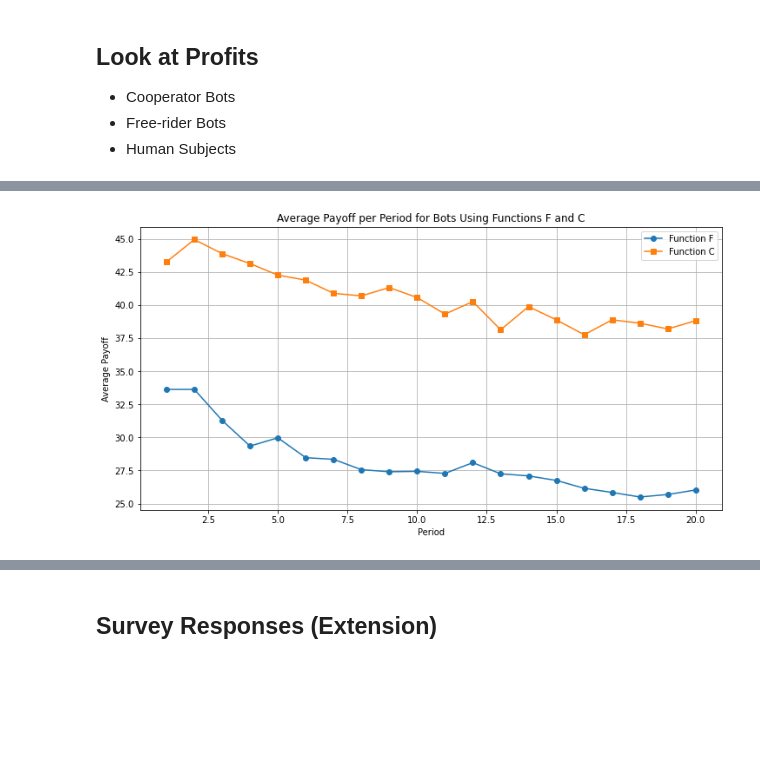
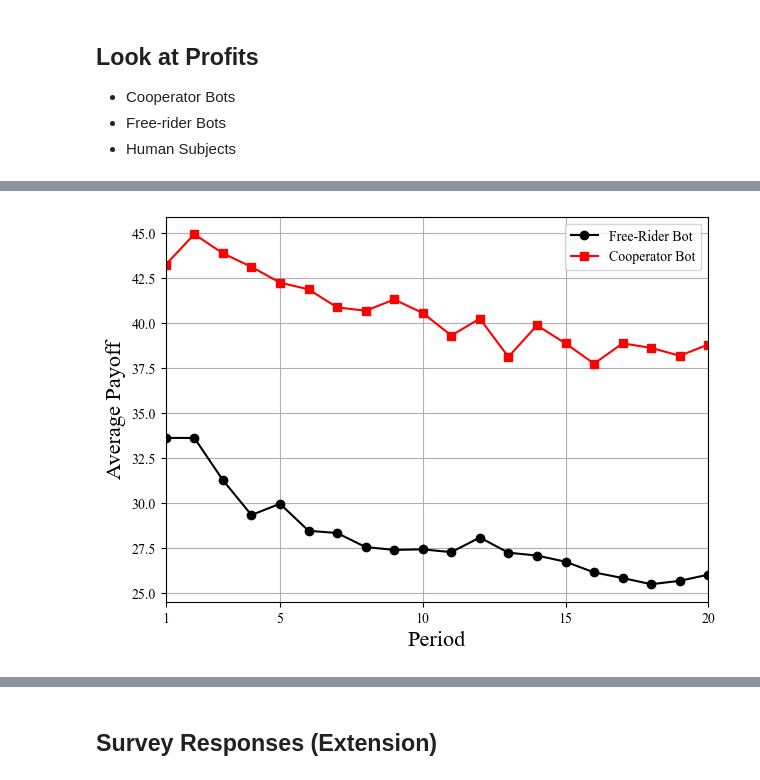
Before and after one commit to AaronSVMB/DA_4_MGPGG, a Jupyter notebook: src/extension/zextension_analysis.ipynb, the cells around one changed output, grey strips where cells are left out. Saved outputs shown, nothing was run; the diff lists cells and outputs as text; code cells hidden in the pictures; blank space fills up the shorter version.

```diff
--- a/src/extension/zextension_analysis.ipynb
+++ b/src/extension/zextension_analysis.ipynb
@@ -66,3 +36,2 @@ mgpgg_extension_all_df['bots'] = True
 # %%
-mgpgg_extension_all_df
-mgpgg_extension_all_df.to_csv('mgpgg_extension_all_data.csv', index=False)
+mgpgg_extension_all_df = pd.read_csv(input_folder_ext+"\mgpgg_extension_all_data.csv")
@@ -133,0 +138,2 @@ mgpgg_shared_df
+# %%
+mgpgg_all_df = pd.read_csv(input_folder_main+"\mgpgg_df_all_sessions.csv", index_col=0)
@@ -133,0 +156,3 @@ mgpgg_shared_df
+# %%
+mgpgg_shared_df = mgpgg_all_df[mgpgg_all_df["pgg_treatment_applied"] == "shared"]
+mgpgg_shared_df['bots'] = False
@@ -704,13 +898,22 @@ bot_mapping = {
 
 # Calculate the profits for all bots for each period in each session
 all_bot_profits_corrected = pd.DataFrame()
+# all_bot_profits_corrected = []
 
 # Iterate over each session and period to calculate profits
 for (session_code, period), period_group in bot_df.groupby(['session_code', 'period']):
     # Calculate the profits using the corrected function
     period_profits = calculate_period_profits(period_group, period, bot_mapping)
     period_profits['session_code'] = session_code  # Add session code to the profits
-    all_bot_profits_corrected = all_bot_profits_corrected.append(period_profits, ignore_index=True)
+
+    # print(period_profits)
+    period_profits_df = pd.DataFrame(period_profits, index=[0])
+
+    # all_bot_profits_corrected = all_bot_profits_corrected.append(period_profits)
+
+    all_bot_profits_corrected = pd.concat([all_bot_profits_corrected, period_profits_df], ignore_index=True)
+
+print(all_bot_profits_corrected)
 
 # Check the corrected profit for B1 in period 1 for the first session
 all_bot_profits_corrected[all_bot_profits_corrected['session_code'] == 'p40h0u4h'].head()
@@ -746,34 +979,37 @@ plt.show()
 # %%
 # Calculate the average payoff per period for F and C type bots across all sessions
 # First, we'll group the data by period
 grouped_by_period = all_bot_profits_corrected.groupby('period')
 
 # Initialize two lists to store the average payoffs for each period for F and C type bots
 average_payoffs_F = []
 average_payoffs_C = []
 
 # Calculate the average for each period
 for period, group in grouped_by_period:
     average_payoff_F = group[['B1_profit', 'B2_profit', 'B3_profit', 'B4_profit']].mean(axis=1).mean()
     average_payoffs_F.append(average_payoff_F)
 
     average_payoff_C = group[['B5_profit', 'B6_profit', 'B7_profit', 'B8_profit']].mean(axis=1).mean()
     average_payoffs_C.append(average_payoff_C)
 
 # Now let's plot these averages over the periods
 periods = grouped_by_period.groups.keys()
 
-plt.figure(figsize=(12, 6))
-plt.plot(periods, average_payoffs_F, label='Function F', marker='o')
-plt.plot(periods, average_payoffs_C, label='Function C', marker='s')
-plt.title('Average Payoff per Period for Bots Using Functions F and C')
-plt.xlabel('Period')
-plt.ylabel('Average Payoff')
+plt.figure(figsize=(7,5))
+plt.plot(periods, average_payoffs_F, c = "k", label='Free-Rider Bot', marker='o')
+plt.plot(periods, average_payoffs_C, c = "r", label='Cooperator Bot', marker='s')
+plt.xlim(1,20)
+plt.xticks([1, 5, 10, 15, 20])
+# plt.title('Average Payoff per Period for Bots Using Functions F and C')
+plt.xlabel('Period', fontsize = 16)
+plt.ylabel('Average Payoff', fontsize = 16)
 plt.legend()
 plt.grid(True)
+plt.savefig(output_folder+'\Bot_Payoff_byPeriod.png', bbox_inches='tight')
 plt.show()
 # %% [output]
-[figure, old version]
+[figure, new version]
 # %%
 human_df = mgpgg_shared_extension_and_main_df[mgpgg_shared_extension_and_main_df['bot_bool'] == True]
 
```
Also changed, not shown: parts of 46 cells of this notebook, 7 other files.
